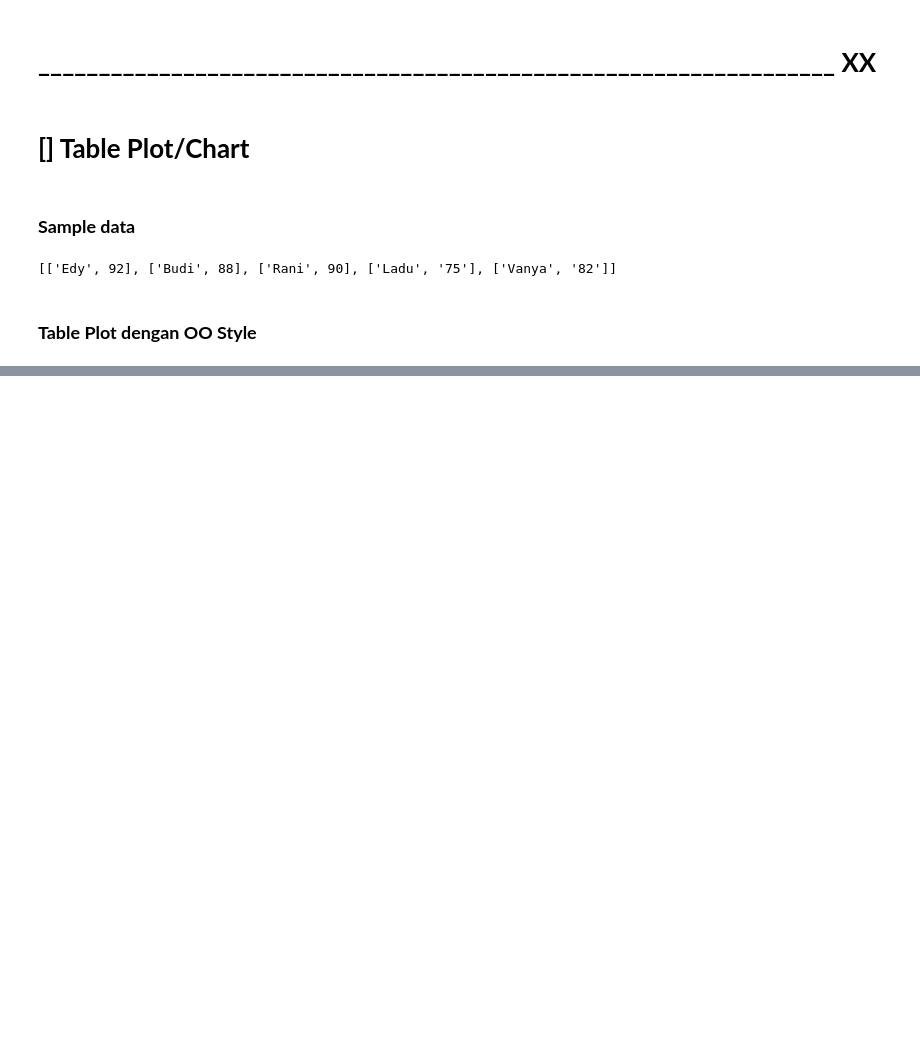
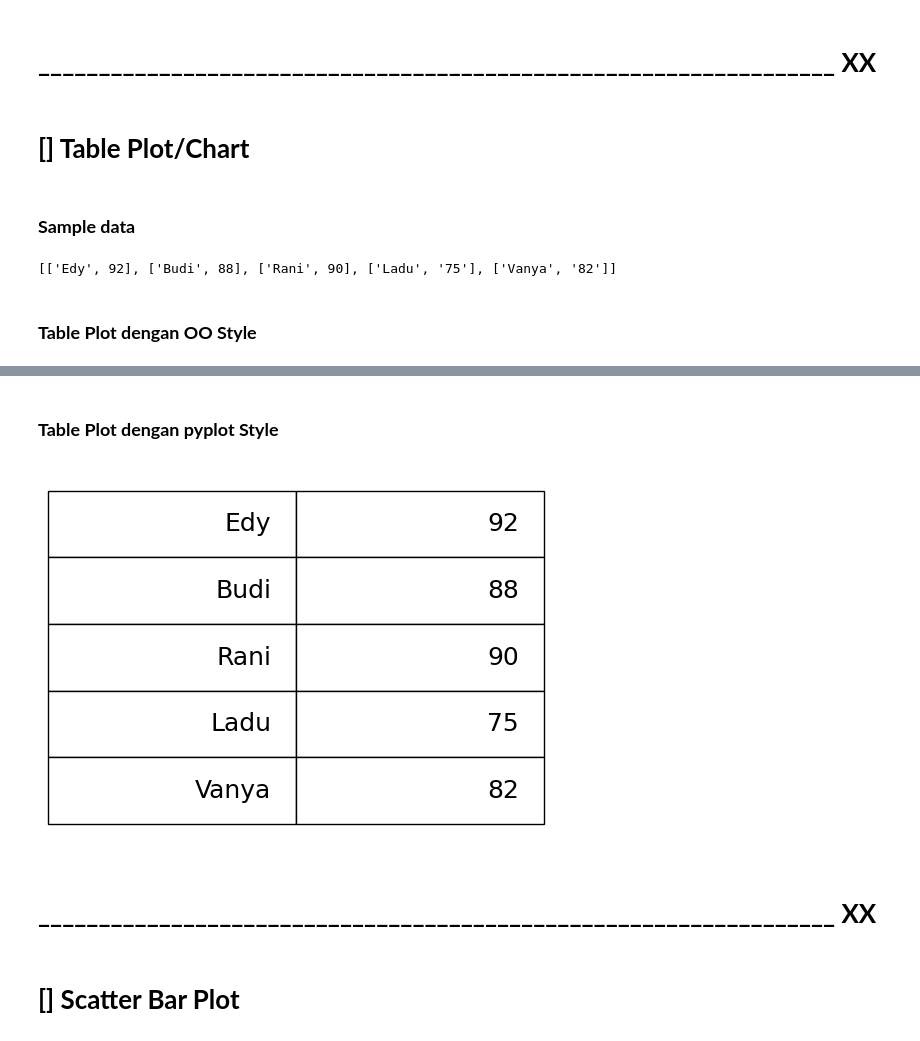
Before and after one commit to Edy-Mochamad/Learn-visualization-data, a Jupyter notebook: pengenalan-Matplotlib.ipynb, the cells around one changed output, grey strips where cells are left out. Saved outputs shown, nothing was run; the diff lists cells and outputs as text; code cells hidden in the pictures; blank space fills up the shorter version.

Commit message:
table bar plot OO & pyplot style

```diff
--- a/pengenalan-Matplotlib.ipynb
+++ b/pengenalan-Matplotlib.ipynb
@@ -719,0 +722,19 @@ plt.show()
+# %% [markdown]
+### **Table Plot dengan pyplot Style**
+# %%
+table1 = plt.table(
+    cellText = data_ujian,
+    loc = 'center'
+)
+
+table1.set_fontsize(18)
+table1.scale(1, 4)
+
+ax = plt.gca()
+ax.axis(False);
+# %% [output]
+[figure, added]
+# %% [markdown]
+# **__________________________________________________________________ XX**
+# %% [markdown]
+# **[] Scatter Bar Plot**
```
Also changed, not shown: parts of 1 cell of this notebook.
